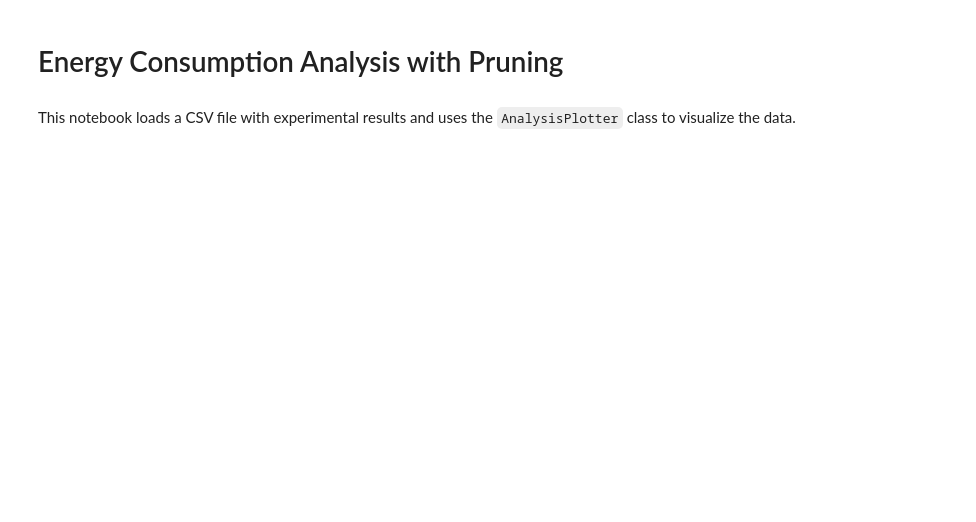
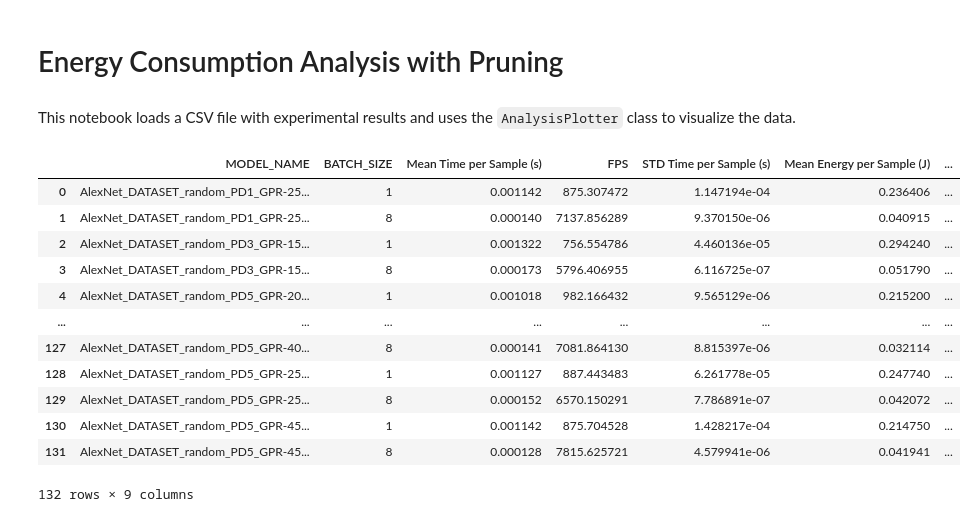
Before and after one commit to DEEP-CGPS/PruneEnergyAnalyzer, a Jupyter notebook: notebooks/2 - Use AnalysisPlotter.ipynb, the cells around one changed output. Cells and saved outputs as stored; diff of their text form; code cells hidden in the pictures; blank space fills up the shorter version.

```diff
--- a/notebooks/2 - Use AnalysisPlotter.ipynb
+++ b/notebooks/2 - Use AnalysisPlotter.ipynb
@@ -14,0 +15,18 @@ from PruneEnergyAnalizer import AnalysisPlotter
+# %%
+# Load the CSV file
+df = pd.read_csv("results_v15.csv")
+df
+# %% [output]
+|  | MODEL_NAME | BATCH_SIZE | Mean Time per Sample (s) | FPS | STD Time per Sample (s) | Mean Energy per Sample (J) | ... |
+| 0 | AlexNet_DATASET_random_PD1_GPR-25... | 1 | 0.001142 | 875.307472 | 1.147194e-04 | 0.236406 | ... |
+| 1 | AlexNet_DATASET_random_PD1_GPR-25... | 8 | 0.000140 | 7137.856289 | 9.370150e-06 | 0.040915 | ... |
+| 2 | AlexNet_DATASET_random_PD3_GPR-15... | 1 | 0.001322 | 756.554786 | 4.460136e-05 | 0.294240 | ... |
+| 3 | AlexNet_DATASET_random_PD3_GPR-15... | 8 | 0.000173 | 5796.406955 | 6.116725e-07 | 0.051790 | ... |
+| 4 | AlexNet_DATASET_random_PD5_GPR-20... | 1 | 0.001018 | 982.166432 | 9.565129e-06 | 0.215200 | ... |
+| ... | ... | ... | ... | ... | ... | ... | ... |
+| 127 | AlexNet_DATASET_random_PD5_GPR-40... | 8 | 0.000141 | 7081.864130 | 8.815397e-06 | 0.032114 | ... |
+| 128 | AlexNet_DATASET_random_PD5_GPR-25... | 1 | 0.001127 | 887.443483 | 6.261778e-05 | 0.247740 | ... |
+| 129 | AlexNet_DATASET_random_PD5_GPR-25... | 8 | 0.000152 | 6570.150291 | 7.786891e-07 | 0.042072 | ... |
+| 130 | AlexNet_DATASET_random_PD5_GPR-45... | 1 | 0.001142 | 875.704528 | 1.428217e-04 | 0.214750 | ... |
+| 131 | AlexNet_DATASET_random_PD5_GPR-45... | 8 | 0.000128 | 7815.625721 | 4.579941e-06 | 0.041941 | ... |
+132 rows × 9 columns
```
Also changed, not shown: parts of 3 cells of this notebook, 6 other files.
